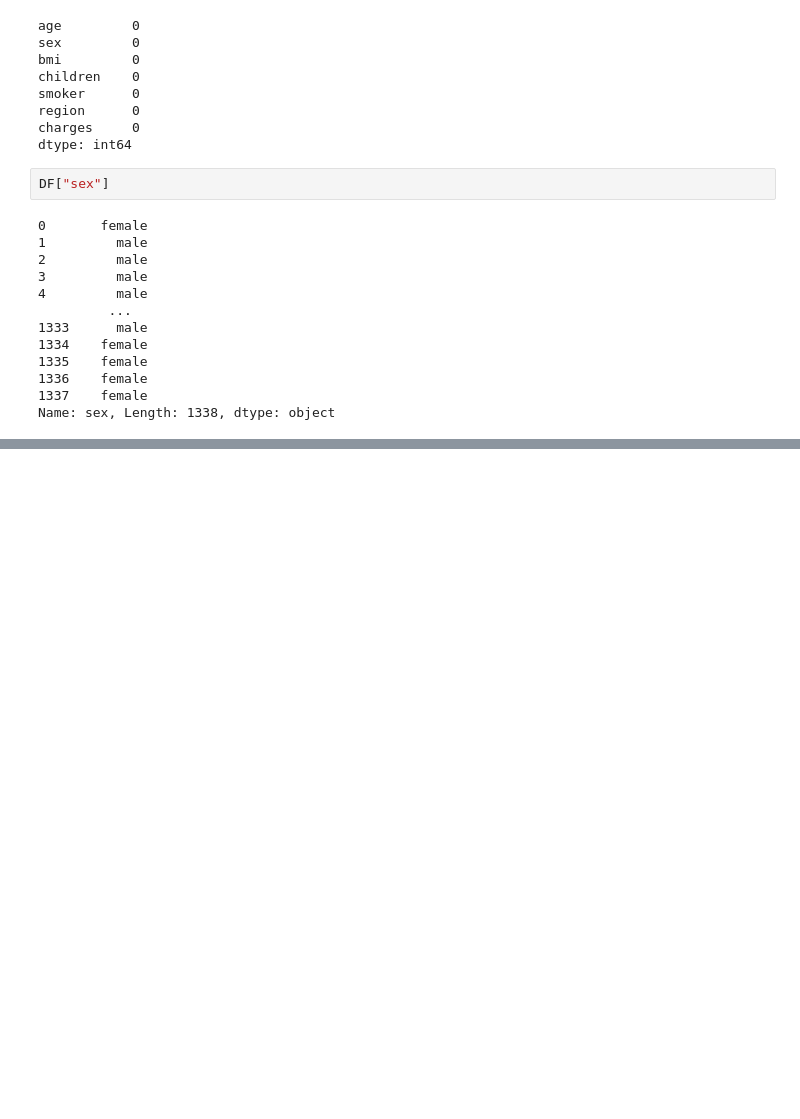
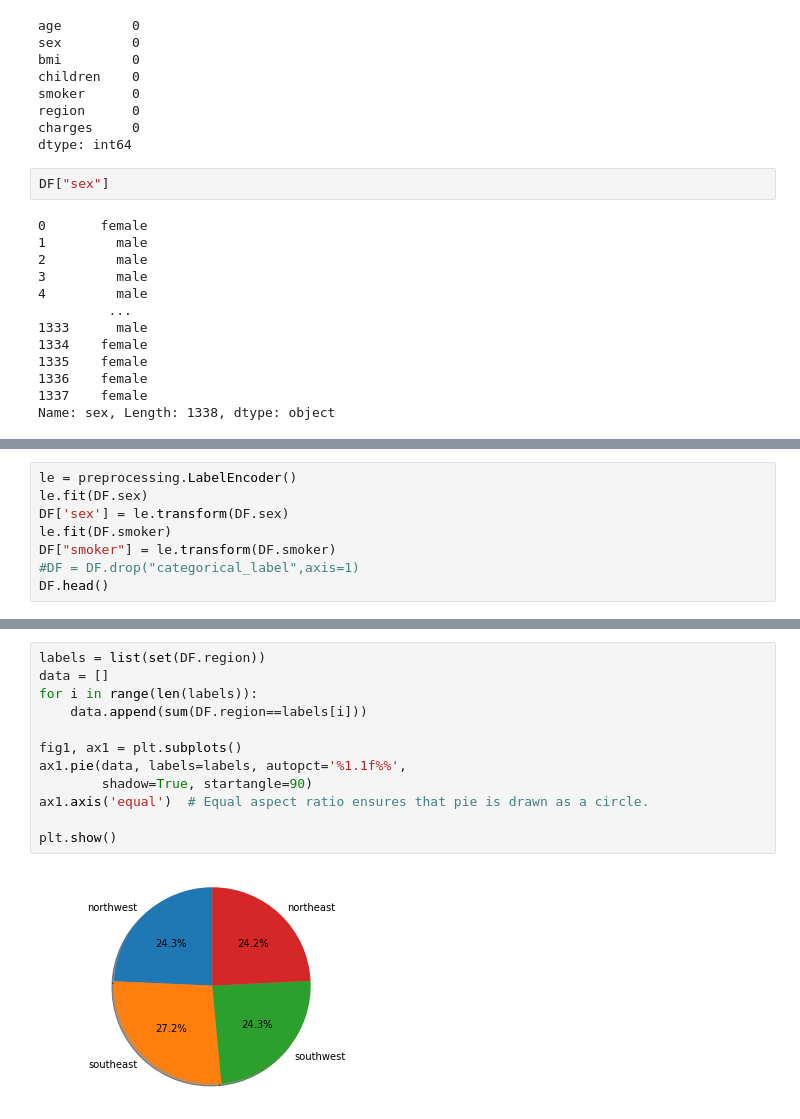
Before and after one commit to BanuelosCarlos/Health-insurance-predicition, a Jupyter notebook: Health_insurance.ipynb, the cells around one changed output, grey strips where cells are left out. Drawn from its saved outputs; the diff is of its cells as text; blank space fills up the shorter version.

Commit message:
Pie chart added to NB

```diff
--- a/Health_insurance.ipynb
+++ b/Health_insurance.ipynb
@@ -64 +69,9 @@ fig = px.histogram(DF, x="sex", color="smoker")
 fig.show()
+# %%
+le = preprocessing.LabelEncoder()
+le.fit(DF.sex)
+DF['sex'] = le.transform(DF.sex)
+le.fit(DF.smoker)
+DF["smoker"] = le.transform(DF.smoker)
+#DF = DF.drop("categorical_label",axis=1)
+DF.head()
@@ -64,0 +85,14 @@ fig.show()
+# %%
+labels = list(set(DF.region))
+data = []
+for i in range(len(labels)):
+    data.append(sum(DF.region==labels[i]))
+
+fig1, ax1 = plt.subplots()
+ax1.pie(data, labels=labels, autopct='%1.1f%%',
+        shadow=True, startangle=90)
+ax1.axis('equal')  # Equal aspect ratio ensures that pie is drawn as a circle.
+
+plt.show()
+# %% [output]
+[figure, added]
```
Also changed, not shown: parts of 3 cells of this notebook.
